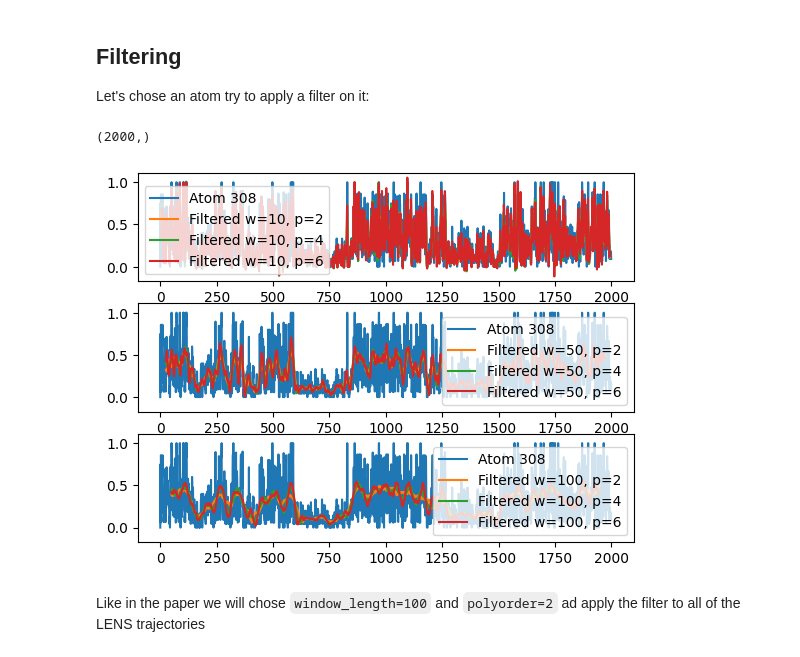
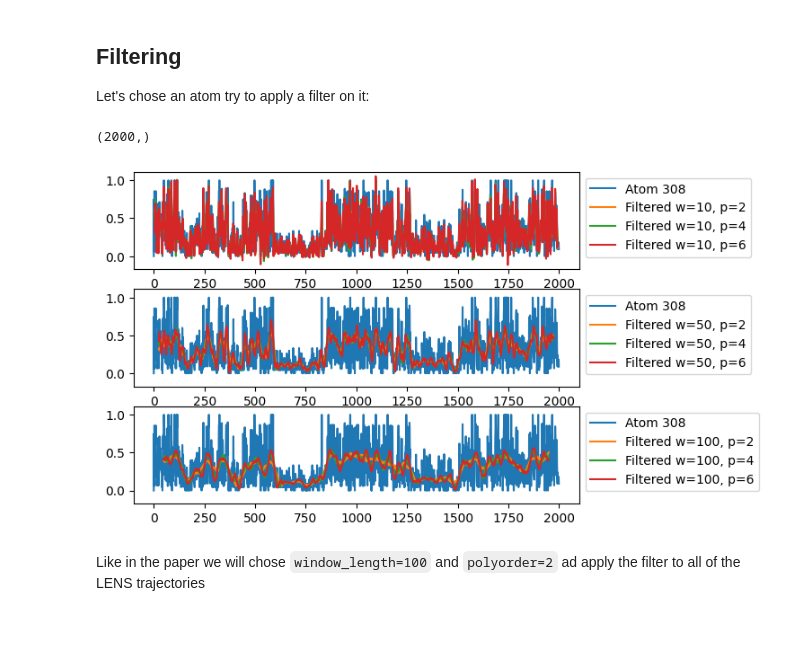
Before and after one commit to GMPavanLab/cpctools, a Jupyter notebook: Examples/LENS.ipynb, the cells around one changed output. Drawn from its saved outputs; the diff is of its cells as text; code cells hidden in the pictures; blank space fills up the shorter version.

```diff
--- a/Examples/LENS.ipynb
+++ b/Examples/LENS.ipynb
@@ -69,27 +71,27 @@ Let's chose an atom  try to apply a filter on it:
 # %%
 atom = 308
 savGolPrint = np.arange(LENS[atom].shape[0])
 windows = [10, 50, 100]
 polyorders = [2, 4, 6]
 fig, axes = plt.subplots(len(windows), sharey=True)
 
 for ax, window_length in zip(axes, windows):
     windowToPlot = slice(window_length // 2, -window_length // 2)
     ax.plot(LENS[atom], label=f"Atom {atom}")
     for polyorder in polyorders:
         savgol = savgol_filter(
             LENS[atom], window_length=window_length, polyorder=polyorder
         )
         ax.plot(
             savGolPrint[windowToPlot],
             savgol[windowToPlot],
             label=f"Filtered w={window_length}, p={polyorder}",
         )
-    ax.legend()
+    ax.legend(loc="upper left", bbox_to_anchor=(1, 1))
 print(savgol.shape)
 # %% [output]
 (2000,)
-[figure, old version]
+[figure, new version]
 # %% [markdown]
 Like in the paper we will chose `window_length=100` and `polyorder=2`
 ad apply the filter to all of the LENS trajectories
```
Also changed, not shown: parts of 14 cells of this notebook, 2 other files.
